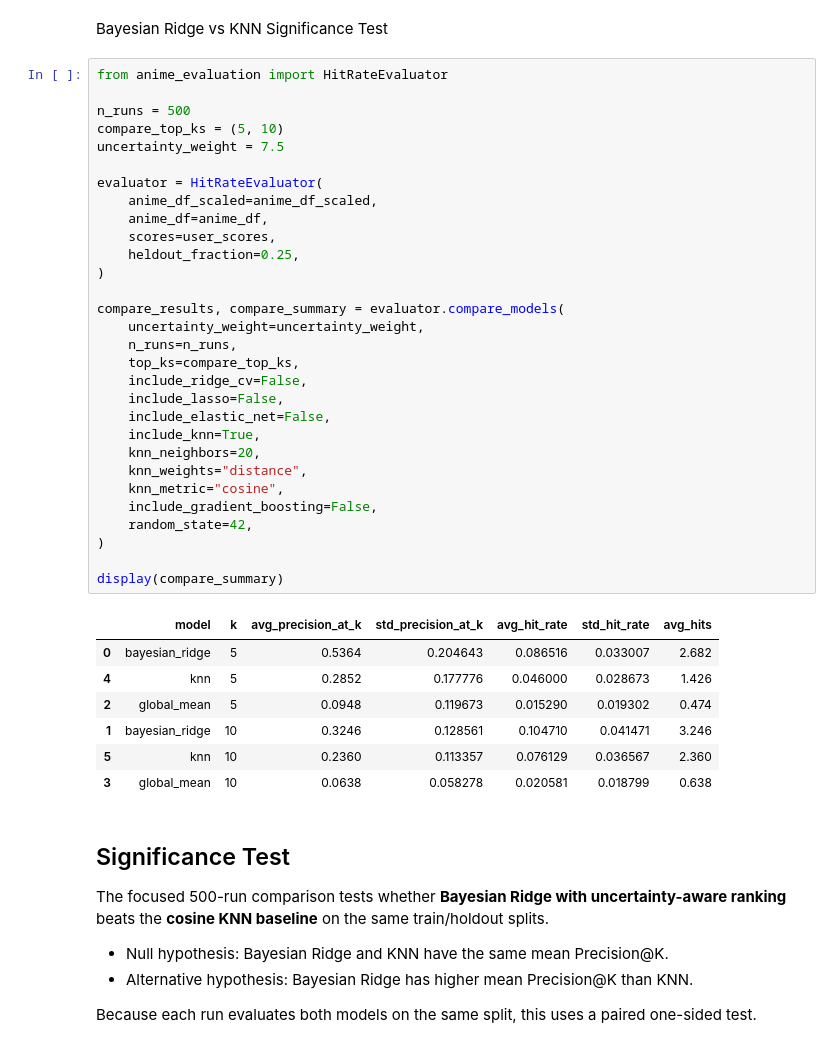
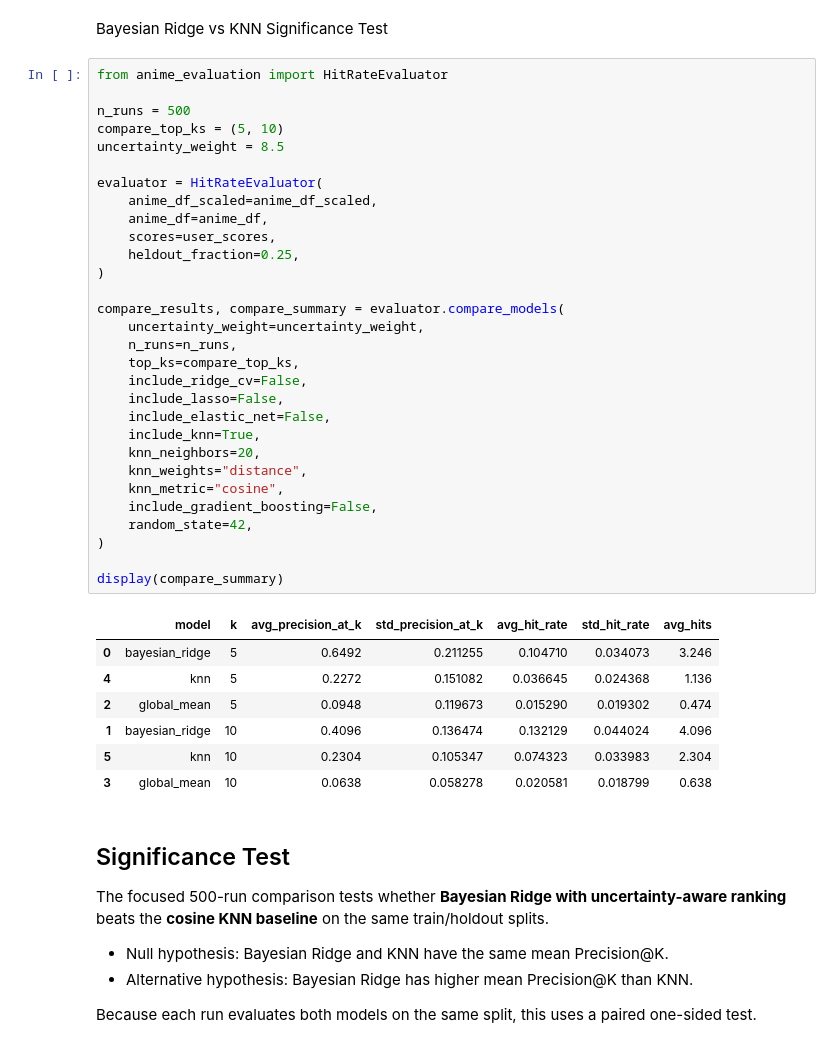
Before and after one commit to sidmetikala-dev/anirec_v2, a Jupyter notebook: notebooks/model_comparison_20260615.ipynb, the cells around one changed output. Saved outputs shown, nothing was run; the diff lists cells and outputs as text.

```diff
--- a/notebooks/model_comparison_20260615.ipynb
+++ b/notebooks/model_comparison_20260615.ipynb
@@ -384,39 +392,39 @@ Bayesian Ridge vs KNN Significance Test
 from anime_evaluation import HitRateEvaluator
 
 n_runs = 500
 compare_top_ks = (5, 10)
-uncertainty_weight = 7.5
+uncertainty_weight = 8.5
 
 evaluator = HitRateEvaluator(
     anime_df_scaled=anime_df_scaled,
     anime_df=anime_df,
     scores=user_scores,
     heldout_fraction=0.25,
 )
 
 compare_results, compare_summary = evaluator.compare_models(
     uncertainty_weight=uncertainty_weight,
     n_runs=n_runs,
     top_ks=compare_top_ks,
     include_ridge_cv=False,
     include_lasso=False,
     include_elastic_net=False,
     include_knn=True,
     knn_neighbors=20,
     knn_weights="distance",
     knn_metric="cosine",
     include_gradient_boosting=False,
     random_state=42,
 )
 
 display(compare_summary)
 # %% [output]
 |  | model | k | avg_precision_at_k | std_precision_at_k | avg_hit_rate | std_hit_rate | avg_hits |
-| 0 | bayesian_ridge | 5 | 0.5364 | 0.204643 | 0.086516 | 0.033007 | 2.682 |
-| 4 | knn | 5 | 0.2852 | 0.177776 | 0.046000 | 0.028673 | 1.426 |
+| 0 | bayesian_ridge | 5 | 0.6492 | 0.211255 | 0.104710 | 0.034073 | 3.246 |
+| 4 | knn | 5 | 0.2272 | 0.151082 | 0.036645 | 0.024368 | 1.136 |
 | 2 | global_mean | 5 | 0.0948 | 0.119673 | 0.015290 | 0.019302 | 0.474 |
-| 1 | bayesian_ridge | 10 | 0.3246 | 0.128561 | 0.104710 | 0.041471 | 3.246 |
-| 5 | knn | 10 | 0.2360 | 0.113357 | 0.076129 | 0.036567 | 2.360 |
+| 1 | bayesian_ridge | 10 | 0.4096 | 0.136474 | 0.132129 | 0.044024 | 4.096 |
+| 5 | knn | 10 | 0.2304 | 0.105347 | 0.074323 | 0.033983 | 2.304 |
 | 3 | global_mean | 10 | 0.0638 | 0.058278 | 0.020581 | 0.018799 | 0.638 |
 # %% [markdown]
 ## Significance Test
```
Also changed, not shown: parts of 8 cells of this notebook, 9 other files.
